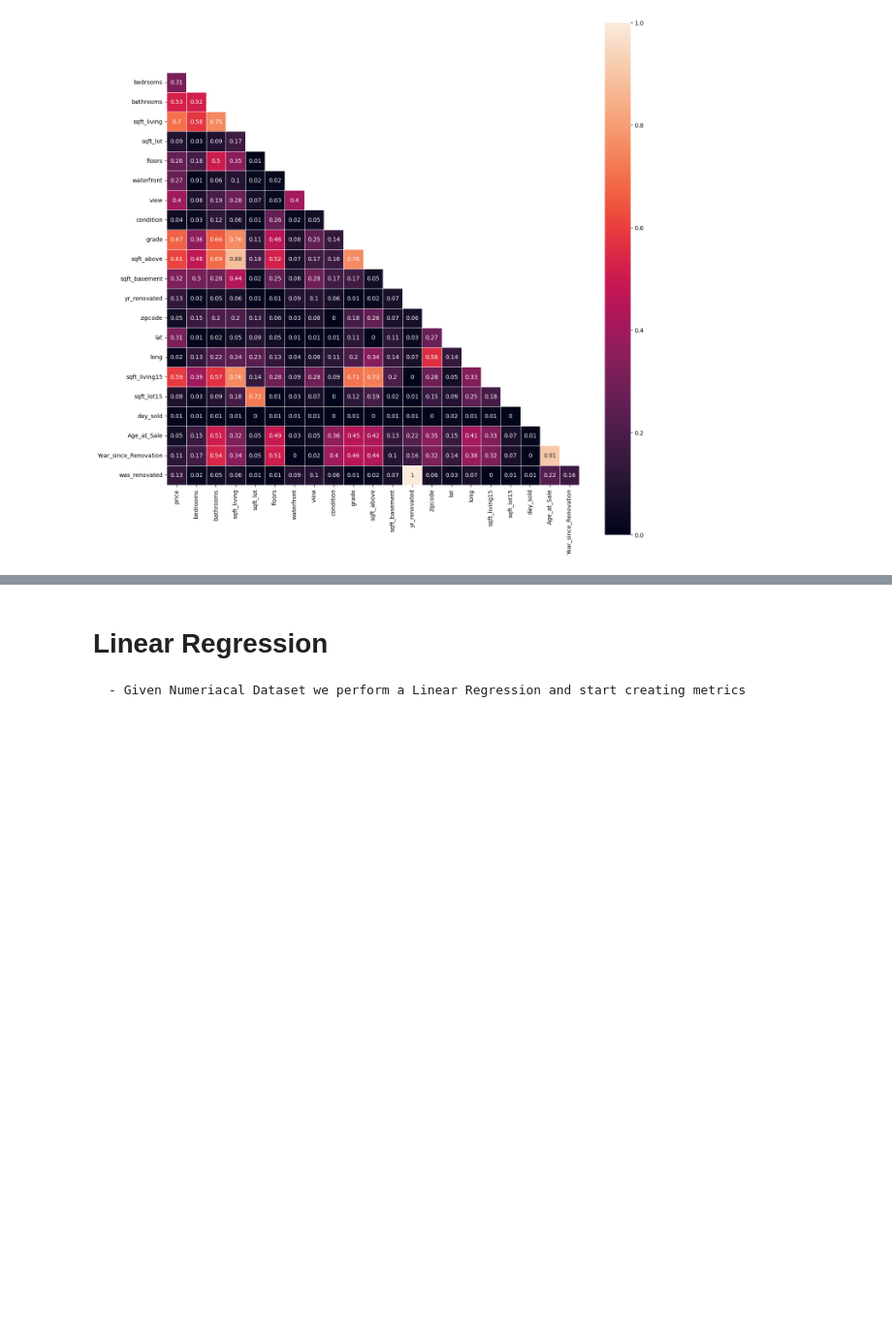
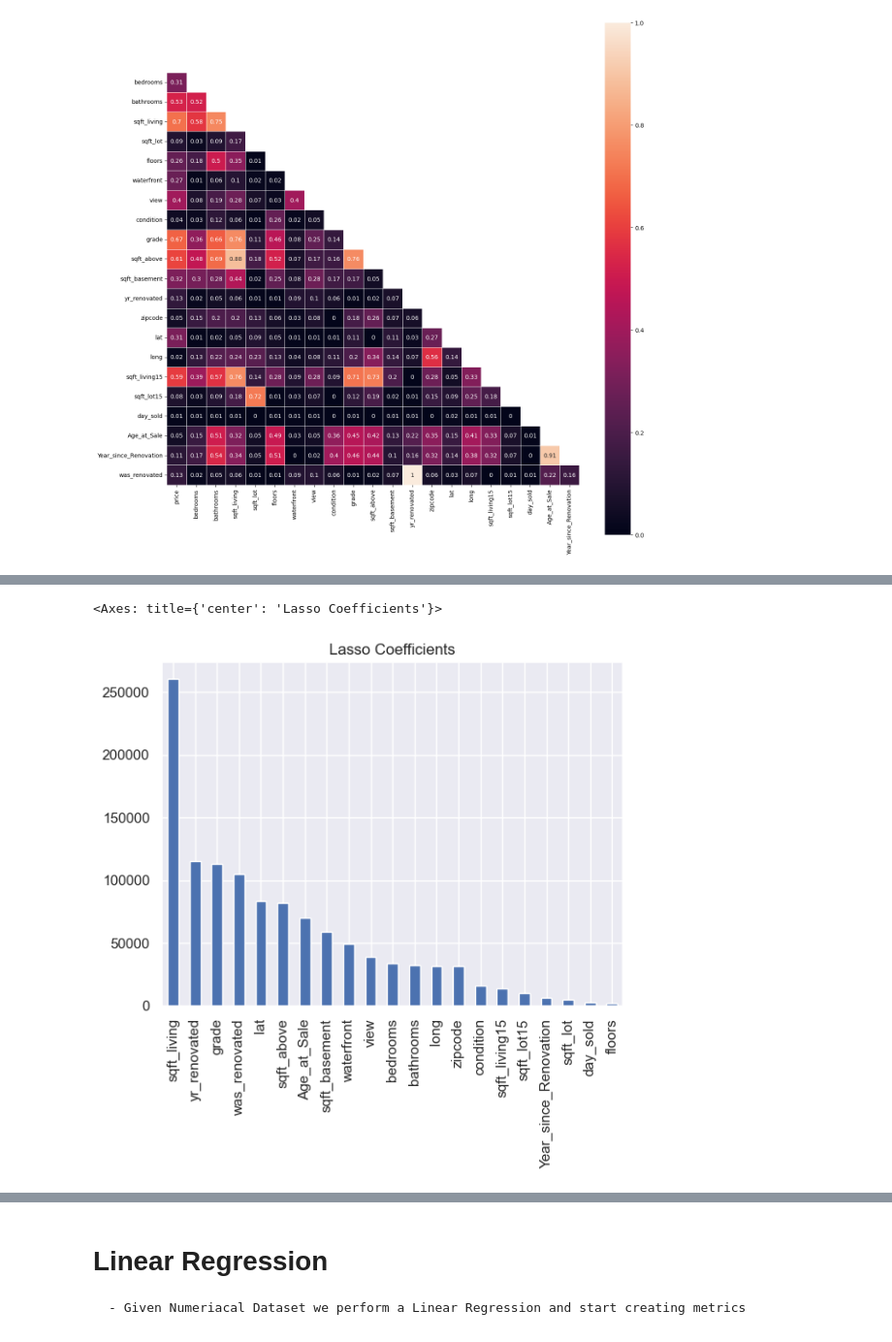
Before and after one commit to sheetansh/IronKaggle_DSML, a Jupyter notebook: Ironkaggle_FeatureEngineering.ipynb, the cells around one changed output, grey strips where cells are left out. Shown at 97% size. Saved outputs shown, nothing was run; the diff lists cells and outputs as text; code cells hidden in the pictures; blank space fills up the shorter version.

Commit message:
added feature importance

```diff
--- a/Ironkaggle_FeatureEngineering.ipynb
+++ b/Ironkaggle_FeatureEngineering.ipynb
@@ -405,0 +412,7 @@ generate_heatmap(Cleaned_Dataset)
+# %%
+std_scaler = StandardScaler()
+
+X_train_standard = std_scaler.fit_transform(X_train)
+X_test_standard = std_scaler.fit_transform(X_test)
+
+print(X_train_standard.min(), X_train_standard.max())
@@ -405,0 +421,3 @@ generate_heatmap(Cleaned_Dataset)
+# %%
+features = X_train.columns
+features
@@ -405,0 +431,15 @@ generate_heatmap(Cleaned_Dataset)
+# %%
+from IPython.display import clear_output
+
+lasso_regressor = Lasso(random_state=seed)
+
+lasso_regressor.fit(X_train_standard, y_train)
+
+# Remove warning
+clear_output()
+# %%
+# Regression coefficients
+
+coefs_lasso = pd.Series(np.abs(lasso_regressor.coef_), features).sort_values(ascending=False)
+
+coefs_lasso
@@ -405,0 +464,6 @@ generate_heatmap(Cleaned_Dataset)
+# %%
+sns.set_theme()
+coefs_lasso.plot(kind='bar', title='Lasso Coefficients')
+# %% [output]
+<Axes: title={'center': 'Lasso Coefficients'}>
+[figure, added]
```
Also changed, not shown: parts of 18 cells of this notebook.
